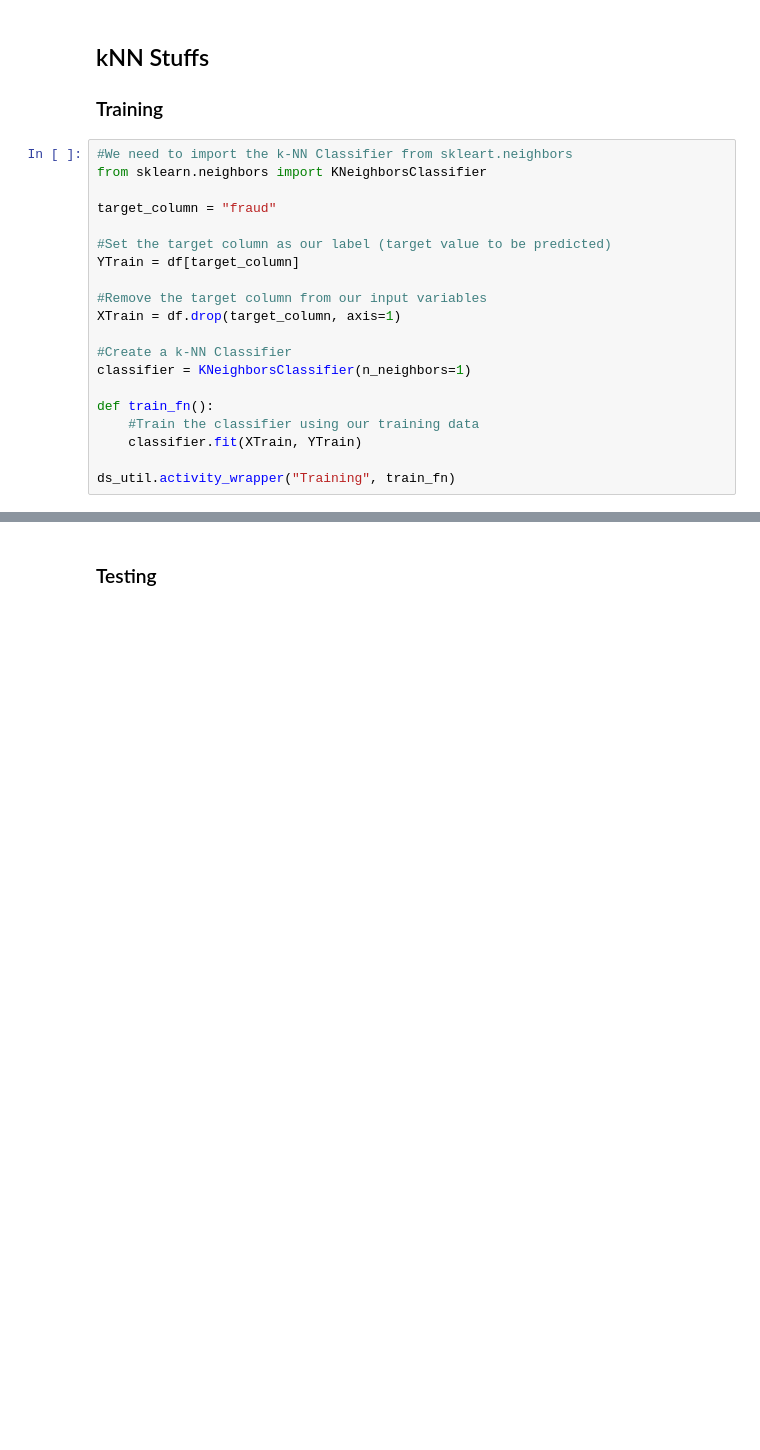
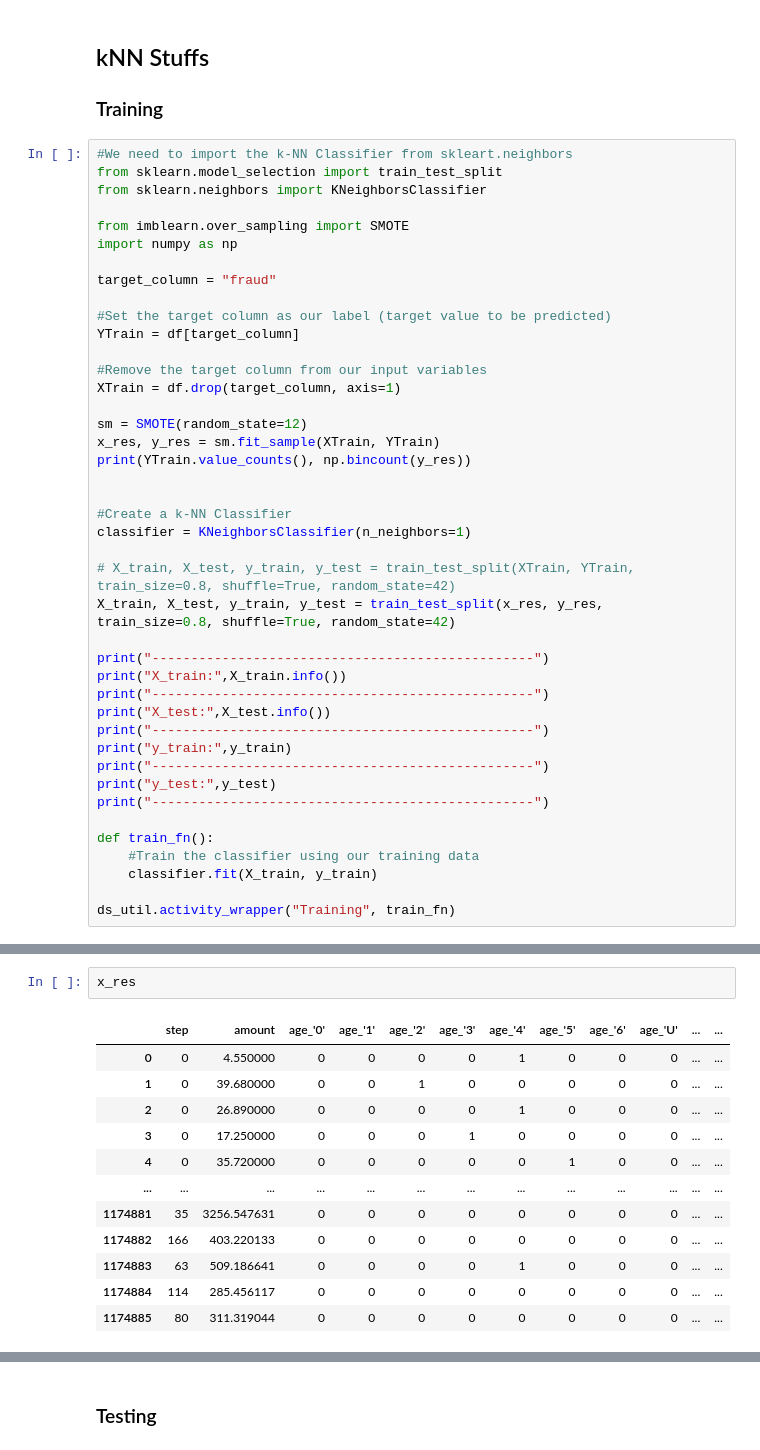
Before and after one commit to haalcala/NYP-SDAI, a Jupyter notebook: ITI105/project/Fraud_detection_harold_knn.ipynb, the cells around one changed output, grey strips where cells are left out. Cells and saved outputs as stored; diff of their text form; blank space fills up the shorter version.

```diff
--- a/ITI105/project/Fraud_detection_harold_knn.ipynb
+++ b/ITI105/project/Fraud_detection_harold_knn.ipynb
@@ -92,7 +92,11 @@ df
 ### Training
 # %%
 #We need to import the k-NN Classifier from skleart.neighbors
+from sklearn.model_selection import train_test_split
 from sklearn.neighbors import KNeighborsClassifier
+
+from imblearn.over_sampling import SMOTE
+import numpy as np
 
 target_column = "fraud"
 
@@ -102,12 +106,30 @@ YTrain = df[target_column]
 #Remove the target column from our input variables
 XTrain = df.drop(target_column, axis=1)
 
+sm = SMOTE(random_state=12)
+x_res, y_res = sm.fit_sample(XTrain, YTrain)
+print(YTrain.value_counts(), np.bincount(y_res))
+
+
 #Create a k-NN Classifier
 classifier = KNeighborsClassifier(n_neighbors=1)
 
+# X_train, X_test, y_train, y_test = train_test_split(XTrain, YTrain, train_size=0.8, shuffle=True, random_state=42)
+X_train, X_test, y_train, y_test = train_test_split(x_res, y_res, train_size=0.8, shuffle=True, random_state=42)
+
+print("-------------------------------------------------")
+print("X_train:",X_train.info())
+print("-------------------------------------------------")
+print("X_test:",X_test.info())
+print("-------------------------------------------------")
+print("y_train:",y_train)
+print("-------------------------------------------------")
+print("y_test:",y_test)
+print("-------------------------------------------------")
+
 def train_fn():
     #Train the classifier using our training data
-    classifier.fit(XTrain, YTrain)
+    classifier.fit(X_train, y_train)
 
 ds_util.activity_wrapper("Training", train_fn)
 # %% [output]
@@ -115,0 +153,15 @@ Training ... done. 40.813845 seconds
+# %%
+x_res
+# %% [output]
+|  | step | amount | age_'0' | age_'1' | age_'2' | age_'3' | age_'4' | age_'5' | age_'6' | age_'U' | ... | ... |
+| 0 | 0 | 4.550000 | 0 | 0 | 0 | 0 | 1 | 0 | 0 | 0 | ... | ... |
+| 1 | 0 | 39.680000 | 0 | 0 | 1 | 0 | 0 | 0 | 0 | 0 | ... | ... |
+| 2 | 0 | 26.890000 | 0 | 0 | 0 | 0 | 1 | 0 | 0 | 0 | ... | ... |
+| 3 | 0 | 17.250000 | 0 | 0 | 0 | 1 | 0 | 0 | 0 | 0 | ... | ... |
+| 4 | 0 | 35.720000 | 0 | 0 | 0 | 0 | 0 | 1 | 0 | 0 | ... | ... |
+| ... | ... | ... | ... | ... | ... | ... | ... | ... | ... | ... | ... | ... |
+| 1174881 | 35 | 3256.547631 | 0 | 0 | 0 | 0 | 0 | 0 | 0 | 0 | ... | ... |
+| 1174882 | 166 | 403.220133 | 0 | 0 | 0 | 0 | 0 | 0 | 0 | 0 | ... | ... |
+| 1174883 | 63 | 509.186641 | 0 | 0 | 0 | 0 | 1 | 0 | 0 | 0 | ... | ... |
+| 1174884 | 114 | 285.456117 | 0 | 0 | 0 | 0 | 0 | 0 | 0 | 0 | ... | ... |
+| 1174885 | 80 | 311.319044 | 0 | 0 | 0 | 0 | 0 | 0 | 0 | 0 | ... | ... |
```
Also changed, not shown: parts of 8 cells of this notebook, 1 other file.
